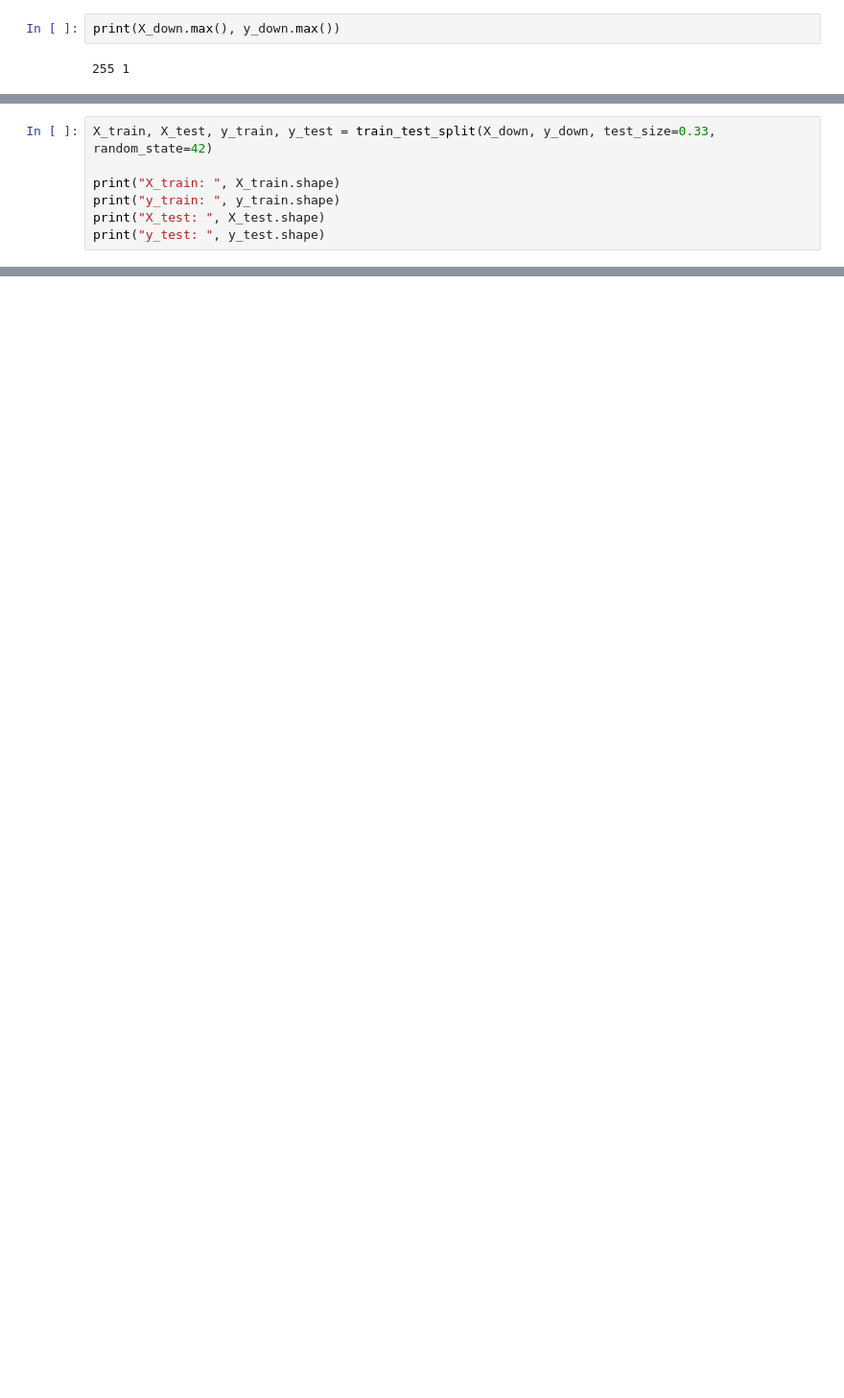
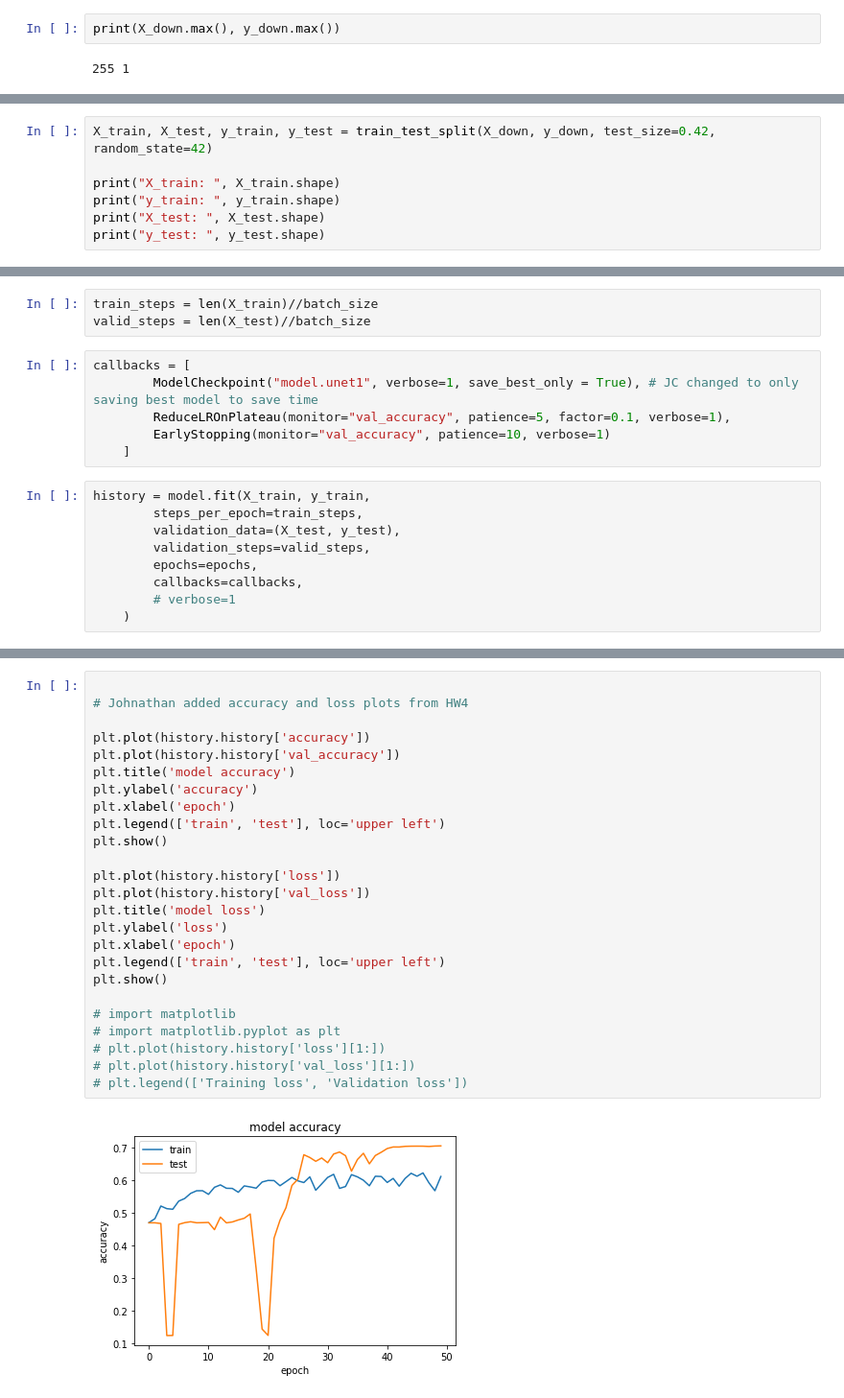
Before and after one commit to johnatawnclementawn/LandCoverSemanticSegmentation, a Jupyter notebook: Gianluca's Version.ipynb, the cells around one changed output, grey strips where cells are left out. Shown at 96% size. Drawn from its saved outputs; the diff is of its cells as text; blank space fills up the shorter version.

Commit message:
Check-in before code merge

```diff
--- a/Gianluca's Version.ipynb
+++ b/Gianluca's Version.ipynb
@@ -380,5 +421,5 @@ print(X_down.shape, y_down.shape)
 # %%
-X_train, X_test, y_train, y_test = train_test_split(X_down, y_down, test_size=0.33, random_state=42)
+X_train, X_test, y_train, y_test = train_test_split(X_down, y_down, test_size=0.42, random_state=42)
 
 print("X_train: ", X_train.shape)
 print("y_train: ", y_train.shape)
@@ -495,0 +529,18 @@ KeyboardInterrupt
+# %%
+train_steps = len(X_train)//batch_size
+valid_steps = len(X_test)//batch_size
+# %%
+callbacks = [
+        ModelCheckpoint("model.unet1", verbose=1, save_best_only = True), # JC changed to only saving best model to save time
+        ReduceLROnPlateau(monitor="val_accuracy", patience=5, factor=0.1, verbose=1),
+        EarlyStopping(monitor="val_accuracy", patience=10, verbose=1)
+    ]
+# %%
+history = model.fit(X_train, y_train,
+        steps_per_epoch=train_steps,
+        validation_data=(X_test, y_test),
+        validation_steps=valid_steps,
+        epochs=epochs,
+        callbacks=callbacks,
+        # verbose=1
+    )
@@ -495,0 +565,27 @@ KeyboardInterrupt
+# %%
+
+# Johnathan added accuracy and loss plots from HW4
+
+plt.plot(history.history['accuracy'])
+plt.plot(history.history['val_accuracy'])
+plt.title('model accuracy')
+plt.ylabel('accuracy')
+plt.xlabel('epoch')
+plt.legend(['train', 'test'], loc='upper left')
+plt.show()
+
+plt.plot(history.history['loss'])
+plt.plot(history.history['val_loss'])
+plt.title('model loss')
+plt.ylabel('loss')
+plt.xlabel('epoch')
+plt.legend(['train', 'test'], loc='upper left')
+plt.show()
+
+# import matplotlib
+# import matplotlib.pyplot as plt
+# plt.plot(history.history['loss'][1:])
+# plt.plot(history.history['val_loss'][1:])
+# plt.legend(['Training loss', 'Validation loss'])
+# %% [output]
+[figure, added]
```
Also changed, not shown: parts of 44 cells of this notebook, 2 other files.
